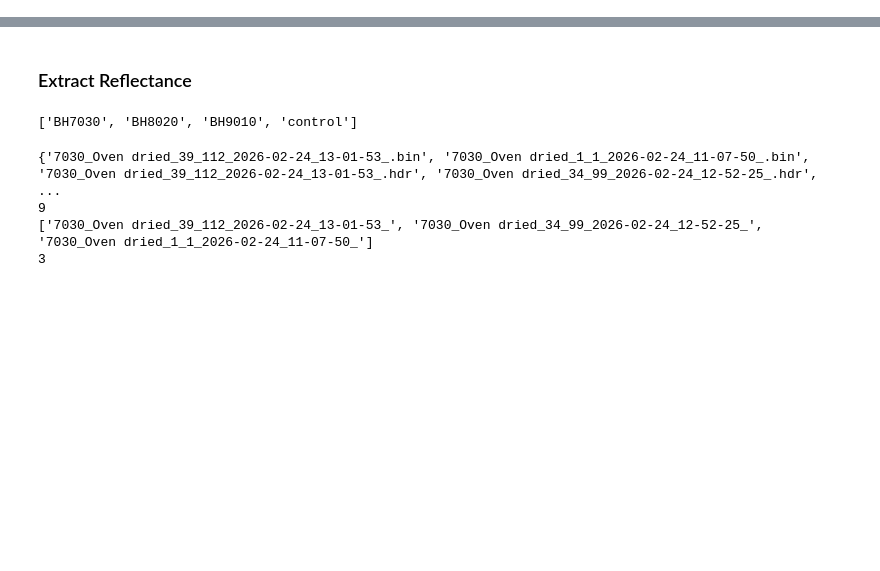
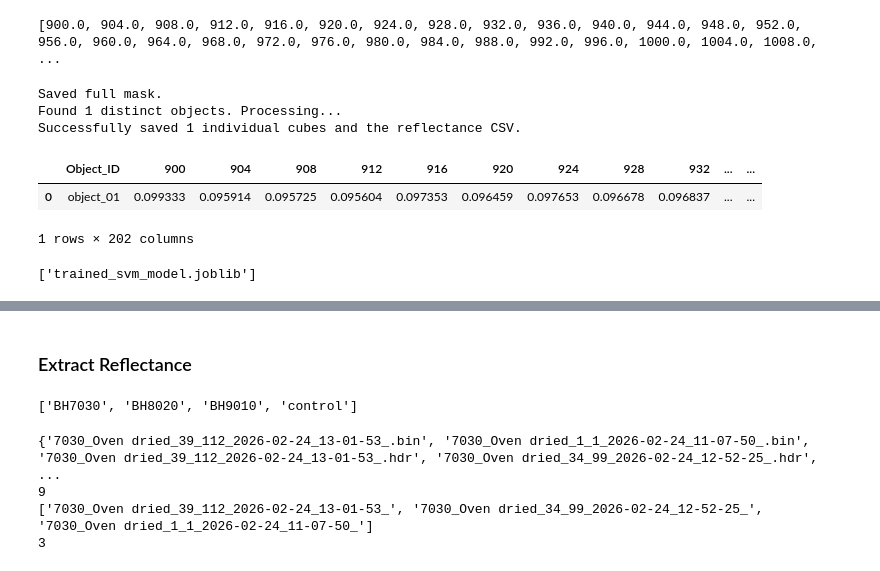
Before and after one commit to ashish-reddy26/HyperSpec, a Jupyter notebook: biochar_book.ipynb, the cells around one changed output, grey strips where cells are left out. Cells and saved outputs as stored; diff of their text form; code cells hidden in the pictures; blank space fills up the shorter version.

Commit message:
Trained and generated reflectance for the 3 samples

```diff
--- a/biochar_book.ipynb
+++ b/biochar_book.ipynb
@@ -9,0 +376,6 @@
+# %%
+bands_list = image_cube.bands.centers
+
+print(bands_list)
+# %% [output]
+[900.0, 904.0, 908.0, 912.0, 916.0, 920.0, 924.0, 928.0, 932.0, 936.0, 940.0, 944.0, 948.0, 952.0, 956.0, 960.0, 964.0, 968.0, 972.0, 976.0, 980.0, 984.0, 988.0, 992.0, 996.0, 1000.0, 1004.0, 1008.0,  ...
@@ -9,0 +460,6 @@
+# %%
+get_biochar_reflectance(new_cube, final_mask, output_dir="sample_biochar2")
+# %% [output]
+Saved full mask.
+Found 1 distinct objects. Processing...
+Successfully saved 1 individual cubes and the reflectance CSV.
@@ -9,0 +469,14 @@
+# %%
+dfx1 = pd.read_csv(r'processed_objectsX1\per_object_reflectance.csv')
+dfx1
+# %% [output]
+|  | Object_ID | 900 | 904 | 908 | 912 | 916 | 920 | 924 | 928 | 932 | ... | ... |
+| 0 | object_01 | 0.099333 | 0.095914 | 0.095725 | 0.095604 | 0.097353 | 0.096459 | 0.097653 | 0.096678 | 0.096837 | ... | ... |
+1 rows × 202 columns
+# %%
+import joblib
+
+# Assuming 'trained_classifier' is your trained sklearn SVM object
+joblib.dump(svm_classifier, 'trained_svm_model.joblib')
+# %% [output]
+['trained_svm_model.joblib']
```
Also changed, not shown: parts of 44 cells of this notebook, 3 other files.
